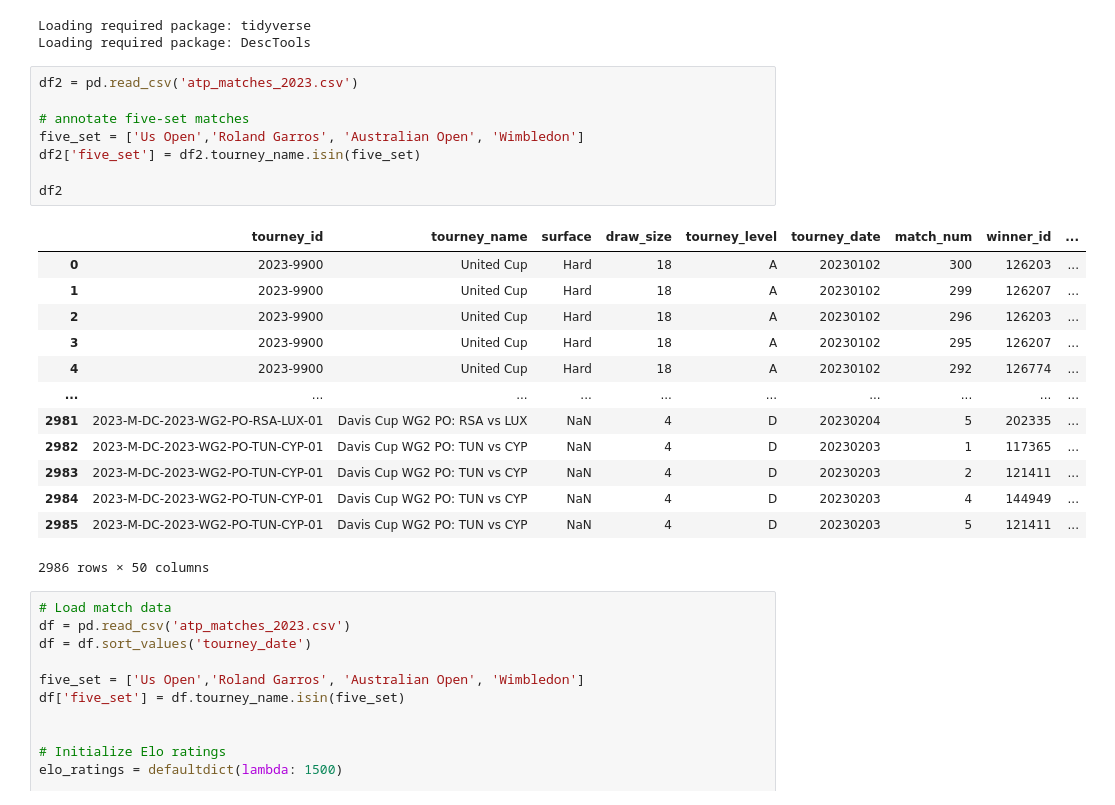
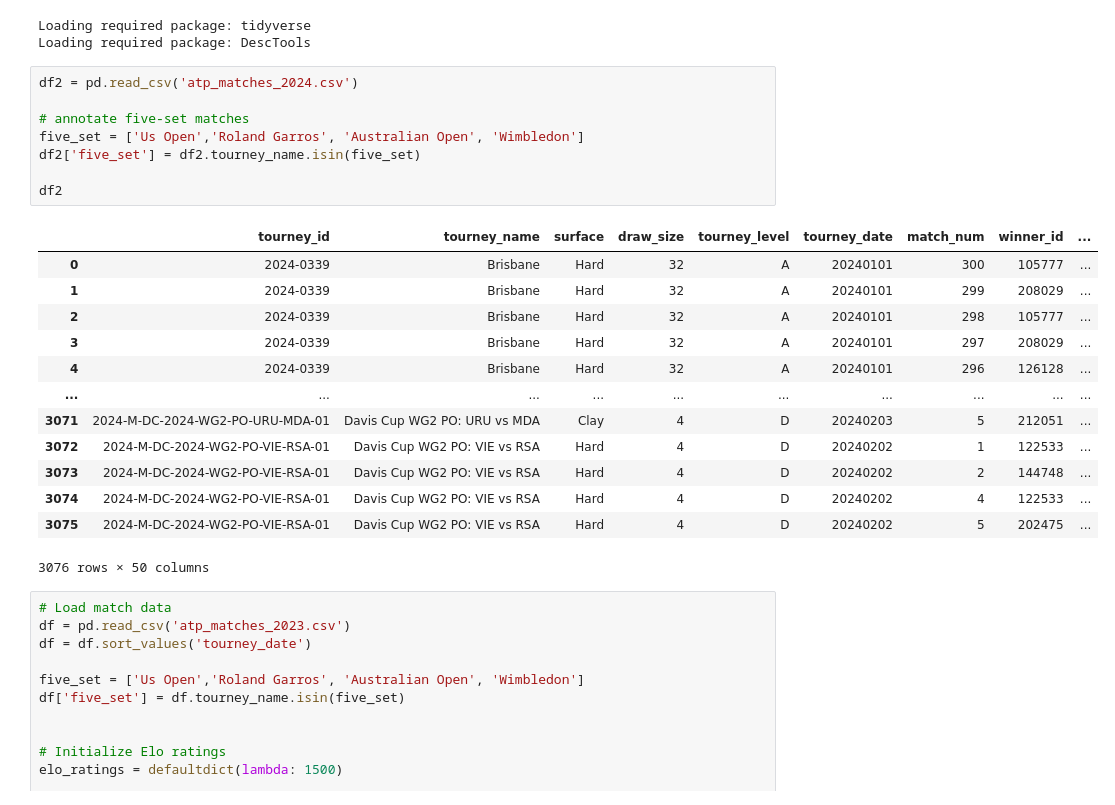
Before and after one commit to hazel-gandhi/tennis-regression, a Jupyter notebook: elo-r.ipynb, the cells around one changed output. Drawn from its saved outputs; the diff is of its cells as text.

```diff
--- a/elo-r.ipynb
+++ b/elo-r.ipynb
@@ -52,27 +52,27 @@ require('DescTools')
 Loading required package: tidyverse
 Loading required package: DescTools
 # %%
-df2 = pd.read_csv('atp_matches_2023.csv')
+df2 = pd.read_csv('atp_matches_2024.csv')
 
 # annotate five-set matches
 five_set = ['Us Open','Roland Garros', 'Australian Open', 'Wimbledon']
 df2['five_set'] = df2.tourney_name.isin(five_set)
 
 df2
 # %% [output]
 |  | tourney_id | tourney_name | surface | draw_size | tourney_level | tourney_date | match_num | winner_id | ... |
-| 0 | 2023-9900 | United Cup | Hard | 18 | A | 20230102 | 300 | 126203 | ... |
-| 1 | 2023-9900 | United Cup | Hard | 18 | A | 20230102 | 299 | 126207 | ... |
-| 2 | 2023-9900 | United Cup | Hard | 18 | A | 20230102 | 296 | 126203 | ... |
-| 3 | 2023-9900 | United Cup | Hard | 18 | A | 20230102 | 295 | 126207 | ... |
-| 4 | 2023-9900 | United Cup | Hard | 18 | A | 20230102 | 292 | 126774 | ... |
+| 0 | 2024-0339 | Brisbane | Hard | 32 | A | 20240101 | 300 | 105777 | ... |
+| 1 | 2024-0339 | Brisbane | Hard | 32 | A | 20240101 | 299 | 208029 | ... |
+| 2 | 2024-0339 | Brisbane | Hard | 32 | A | 20240101 | 298 | 105777 | ... |
+| 3 | 2024-0339 | Brisbane | Hard | 32 | A | 20240101 | 297 | 208029 | ... |
+| 4 | 2024-0339 | Brisbane | Hard | 32 | A | 20240101 | 296 | 126128 | ... |
 | ... | ... | ... | ... | ... | ... | ... | ... | ... | ... |
-| 2981 | 2023-M-DC-2023-WG2-PO-RSA-LUX-01 | Davis Cup WG2 PO: RSA vs LUX | NaN | 4 | D | 20230204 | 5 | 202335 | ... |
-| 2982 | 2023-M-DC-2023-WG2-PO-TUN-CYP-01 | Davis Cup WG2 PO: TUN vs CYP | NaN | 4 | D | 20230203 | 1 | 117365 | ... |
-| 2983 | 2023-M-DC-2023-WG2-PO-TUN-CYP-01 | Davis Cup WG2 PO: TUN vs CYP | NaN | 4 | D | 20230203 | 2 | 121411 | ... |
-| 2984 | 2023-M-DC-2023-WG2-PO-TUN-CYP-01 | Davis Cup WG2 PO: TUN vs CYP | NaN | 4 | D | 20230203 | 4 | 144949 | ... |
-| 2985 | 2023-M-DC-2023-WG2-PO-TUN-CYP-01 | Davis Cup WG2 PO: TUN vs CYP | NaN | 4 | D | 20230203 | 5 | 121411 | ... |
+| 3071 | 2024-M-DC-2024-WG2-PO-URU-MDA-01 | Davis Cup WG2 PO: URU vs MDA | Clay | 4 | D | 20240203 | 5 | 212051 | ... |
+| 3072 | 2024-M-DC-2024-WG2-PO-VIE-RSA-01 | Davis Cup WG2 PO: VIE vs RSA | Hard | 4 | D | 20240202 | 1 | 122533 | ... |
+| 3073 | 2024-M-DC-2024-WG2-PO-VIE-RSA-01 | Davis Cup WG2 PO: VIE vs RSA | Hard | 4 | D | 20240202 | 2 | 144748 | ... |
+| 3074 | 2024-M-DC-2024-WG2-PO-VIE-RSA-01 | Davis Cup WG2 PO: VIE vs RSA | Hard | 4 | D | 20240202 | 4 | 122533 | ... |
+| 3075 | 2024-M-DC-2024-WG2-PO-VIE-RSA-01 | Davis Cup WG2 PO: VIE vs RSA | Hard | 4 | D | 20240202 | 5 | 202475 | ... |
-2986 rows × 50 columns
+3076 rows × 50 columns
 # %%
 # Load match data
 df = pd.read_csv('atp_matches_2023.csv')
```
Also changed, not shown: parts of 20 cells of this notebook, 23 other files.
